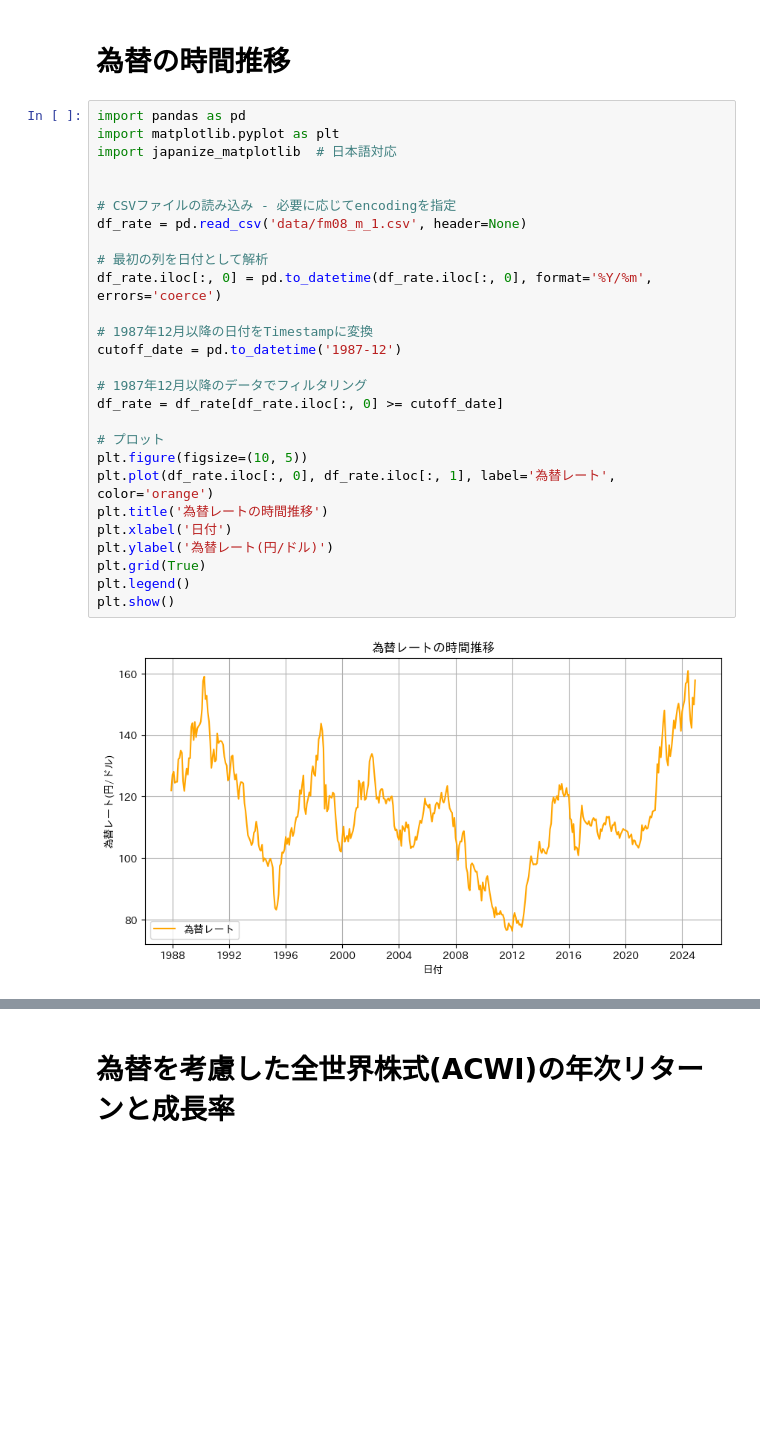
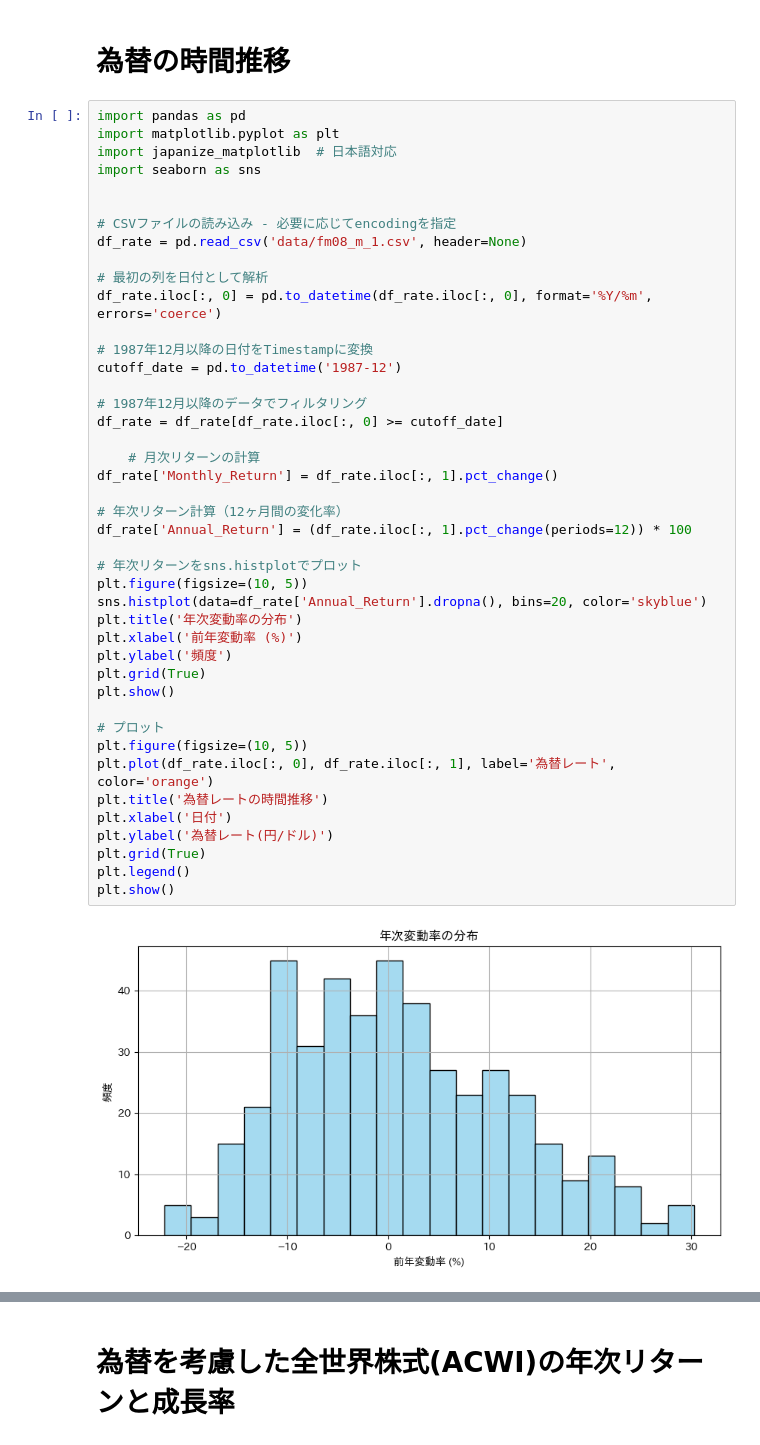
Before and after one commit to TakumiKishimoto/ACWI, a Jupyter notebook: main.ipynb, the cells around one changed output, grey strips where cells are left out. Drawn from its saved outputs; the diff is of its cells as text; blank space fills up the shorter version.

```diff
--- a/main.ipynb
+++ b/main.ipynb
@@ -124,29 +124,45 @@ if __name__ == "__main__":
 # %%
 import pandas as pd
 import matplotlib.pyplot as plt
 import japanize_matplotlib  # 日本語対応
+import seaborn as sns
 
 
 # CSVファイルの読み込み - 必要に応じてencodingを指定
 df_rate = pd.read_csv('data/fm08_m_1.csv', header=None)
 
 # 最初の列を日付として解析
 df_rate.iloc[:, 0] = pd.to_datetime(df_rate.iloc[:, 0], format='%Y/%m', errors='coerce')
 
 # 1987年12月以降の日付をTimestampに変換
 cutoff_date = pd.to_datetime('1987-12')
 
 # 1987年12月以降のデータでフィルタリング
 df_rate = df_rate[df_rate.iloc[:, 0] >= cutoff_date]
 
+    # 月次リターンの計算
+df_rate['Monthly_Return'] = df_rate.iloc[:, 1].pct_change()
+
+# 年次リターン計算（12ヶ月間の変化率）
+df_rate['Annual_Return'] = (df_rate.iloc[:, 1].pct_change(periods=12)) * 100
+
+# 年次リターンをsns.histplotでプロット
+plt.figure(figsize=(10, 5))
+sns.histplot(data=df_rate['Annual_Return'].dropna(), bins=20, color='skyblue')
+plt.title('年次変動率の分布')
+plt.xlabel('前年変動率 (%)')
+plt.ylabel('頻度')
+plt.grid(True)
+plt.show()
+
 # プロット
 plt.figure(figsize=(10, 5))
 plt.plot(df_rate.iloc[:, 0], df_rate.iloc[:, 1], label='為替レート', color='orange')
 plt.title('為替レートの時間推移')
 plt.xlabel('日付')
 plt.ylabel('為替レート(円/ドル)')
 plt.grid(True)
 plt.legend()
 plt.show()
 # %% [output]
-[figure, old version]
+[figure, new version]
```
Also changed, not shown: parts of 3 cells of this notebook, 1 other file.
